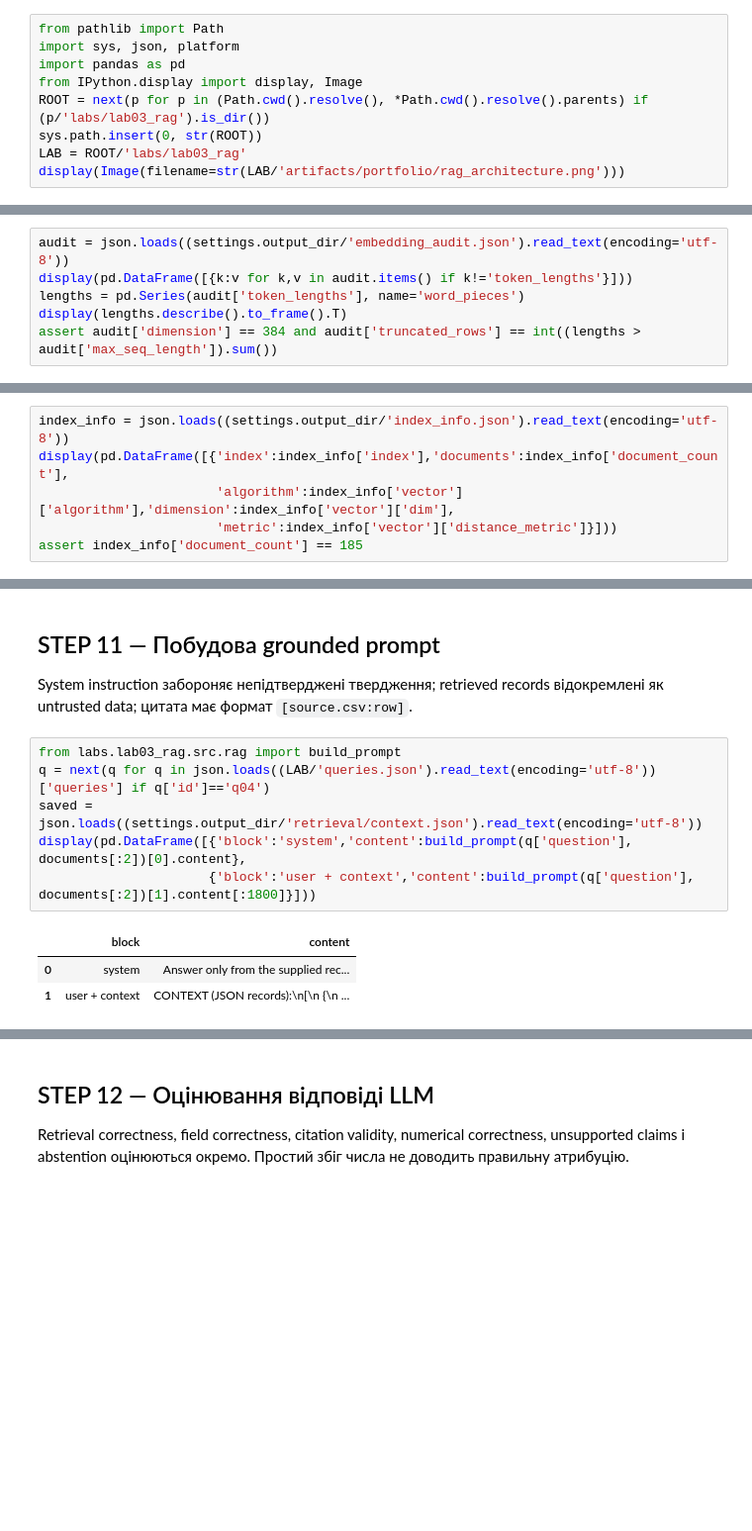
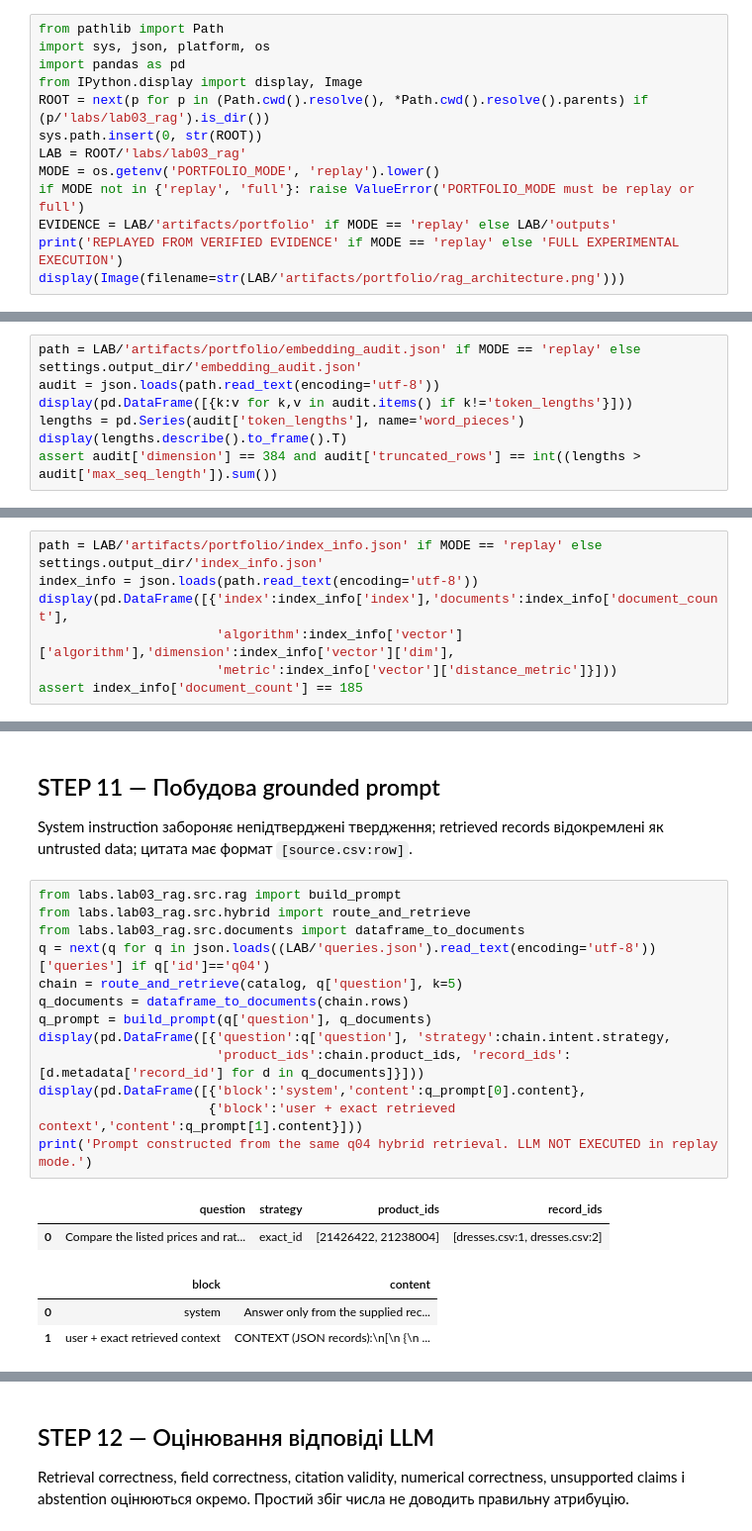
Before and after one commit to Eclipse-XS/Neural-Network-Technologies-and-Systems, a Jupyter notebook: labs/lab03_rag/notebooks/01_redis_csv_rag.ipynb, the cells around one changed output, grey strips where cells are left out. Shown at 99% size. Drawn from its saved outputs; the diff is of its cells as text; blank space fills up the shorter version.

Commit message:
test: add reproducible portfolio notebook replay

```diff
--- a/labs/lab03_rag/notebooks/01_redis_csv_rag.ipynb
+++ b/labs/lab03_rag/notebooks/01_redis_csv_rag.ipynb
@@ -8,11 +8,15 @@
 LLM генерує текст із параметричних знань, але не має гарантованого доступу до локального каталогу. RAG складається з retrieval, augmentation і generation. Це не fine-tuning: ваги моделі не змінюються; змінюється контекст запиту. Архітектура нижче відповідає фактичній реалізації.
 # %%
 from pathlib import Path
-import sys, json, platform
+import sys, json, platform, os
 import pandas as pd
 from IPython.display import display, Image
 ROOT = next(p for p in (Path.cwd().resolve(), *Path.cwd().resolve().parents) if (p/'labs/lab03_rag').is_dir())
 sys.path.insert(0, str(ROOT))
 LAB = ROOT/'labs/lab03_rag'
+MODE = os.getenv('PORTFOLIO_MODE', 'replay').lower()
+if MODE not in {'replay', 'full'}: raise ValueError('PORTFOLIO_MODE must be replay or full')
+EVIDENCE = LAB/'artifacts/portfolio' if MODE == 'replay' else LAB/'outputs'
+print('REPLAYED FROM VERIFIED EVIDENCE' if MODE == 'replay' else 'FULL EXPERIMENTAL EXECUTION')
 display(Image(filename=str(LAB/'artifacts/portfolio/rag_architecture.png')))
 # %% [output]
@@ -107,7 +112,8 @@ assert len(documents) == 185 == len({d.metadata['record_id'] for d in documents}
 
 `all-MiniLM-L6-v2` відображає текст у 384-вимірний unit-normalized вектор. Cosine similarity дорівнює $\frac{a\cdot b}{\|a\|\|b\|}$; для normalized vectors це dot product. Модель має межу 256 word pieces: довші записи обрізаються, тому truncation треба вимірювати, а не приховувати.
 # %%
-audit = json.loads((settings.output_dir/'embedding_audit.json').read_text(encoding='utf-8'))
+path = LAB/'artifacts/portfolio/embedding_audit.json' if MODE == 'replay' else settings.output_dir/'embedding_audit.json'
+audit = json.loads(path.read_text(encoding='utf-8'))
 display(pd.DataFrame([{k:v for k,v in audit.items() if k!='token_lengths'}]))
 lengths = pd.Series(audit['token_lengths'], name='word_pieces')
 display(lengths.describe().to_frame().T)
@@ -130,7 +136,8 @@ display(Image(filename=str(LAB/'artifacts/portfolio/embedding_pca.png')))
 
 Індекс: `FLOAT32`, 384 виміри, `COSINE`, `FLAT`. FLAT виправданий малим корпусом. Реальний `FT.INFO` збережено як evidence; live-перевірка виконується лише при запущеному Redis Stack.
 # %%
-index_info = json.loads((settings.output_dir/'index_info.json').read_text(encoding='utf-8'))
+path = LAB/'artifacts/portfolio/index_info.json' if MODE == 'replay' else settings.output_dir/'index_info.json'
+index_info = json.loads(path.read_text(encoding='utf-8'))
 display(pd.DataFrame([{'index':index_info['index'],'documents':index_info['document_count'],
                        'algorithm':index_info['vector']['algorithm'],'dimension':index_info['vector']['dim'],
                        'metric':index_info['vector']['distance_metric']}]))
@@ -190,11 +198,20 @@ assert comparison.query_id.nunique() == 8
 System instruction забороняє непідтверджені твердження; retrieved records відокремлені як untrusted data; цитата має формат `[source.csv:row]`.
 # %%
 from labs.lab03_rag.src.rag import build_prompt
+from labs.lab03_rag.src.hybrid import route_and_retrieve
+from labs.lab03_rag.src.documents import dataframe_to_documents
 q = next(q for q in json.loads((LAB/'queries.json').read_text(encoding='utf-8'))['queries'] if q['id']=='q04')
-saved = json.loads((settings.output_dir/'retrieval/context.json').read_text(encoding='utf-8'))
-display(pd.DataFrame([{'block':'system','content':build_prompt(q['question'], documents[:2])[0].content},
-                      {'block':'user + context','content':build_prompt(q['question'], documents[:2])[1].content[:1800]}]))
+chain = route_and_retrieve(catalog, q['question'], k=5)
+q_documents = dataframe_to_documents(chain.rows)
+q_prompt = build_prompt(q['question'], q_documents)
+display(pd.DataFrame([{'question':q['question'], 'strategy':chain.intent.strategy,
+                       'product_ids':chain.product_ids, 'record_ids':[d.metadata['record_id'] for d in q_documents]}]))
+display(pd.DataFrame([{'block':'system','content':q_prompt[0].content},
+                      {'block':'user + exact retrieved context','content':q_prompt[1].content}]))
+print('Prompt constructed from the same q04 hybrid retrieval. LLM NOT EXECUTED in replay mode.')
 # %% [output]
-|  | block | content |
-| 0 | system | Answer only from the supplied rec... |
-| 1 | user + context | CONTEXT (JSON records):\n[\n {\n ... |
+|  | question | strategy | product_ids | record_ids |
+| 0 | Compare the listed prices and rat... | exact_id | [21426422, 21238004] | [dresses.csv:1, dresses.csv:2] |
+|  | block | content |
+| 0 | system | Answer only from the supplied rec... |
+| 1 | user + exact retrieved context | CONTEXT (JSON records):\n[\n {\n ... |
```
Also changed, not shown: parts of 4 cells of this notebook, 16 other files.
